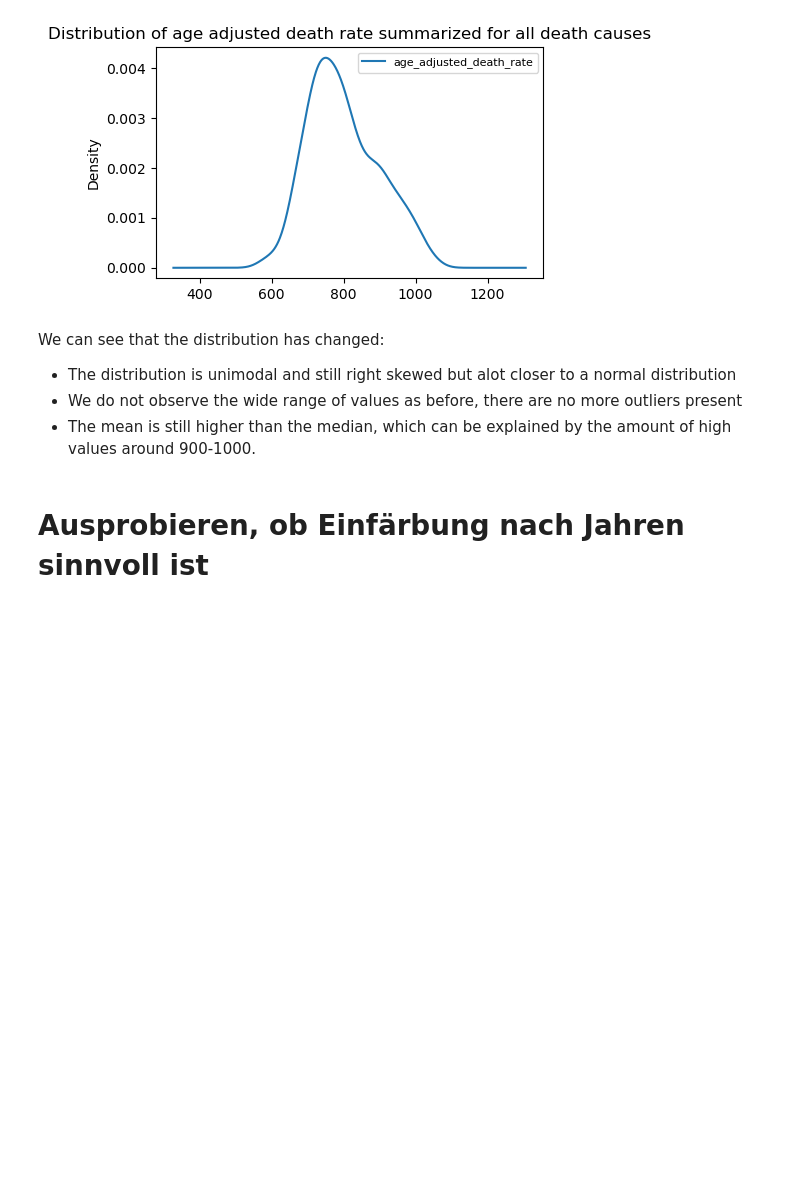
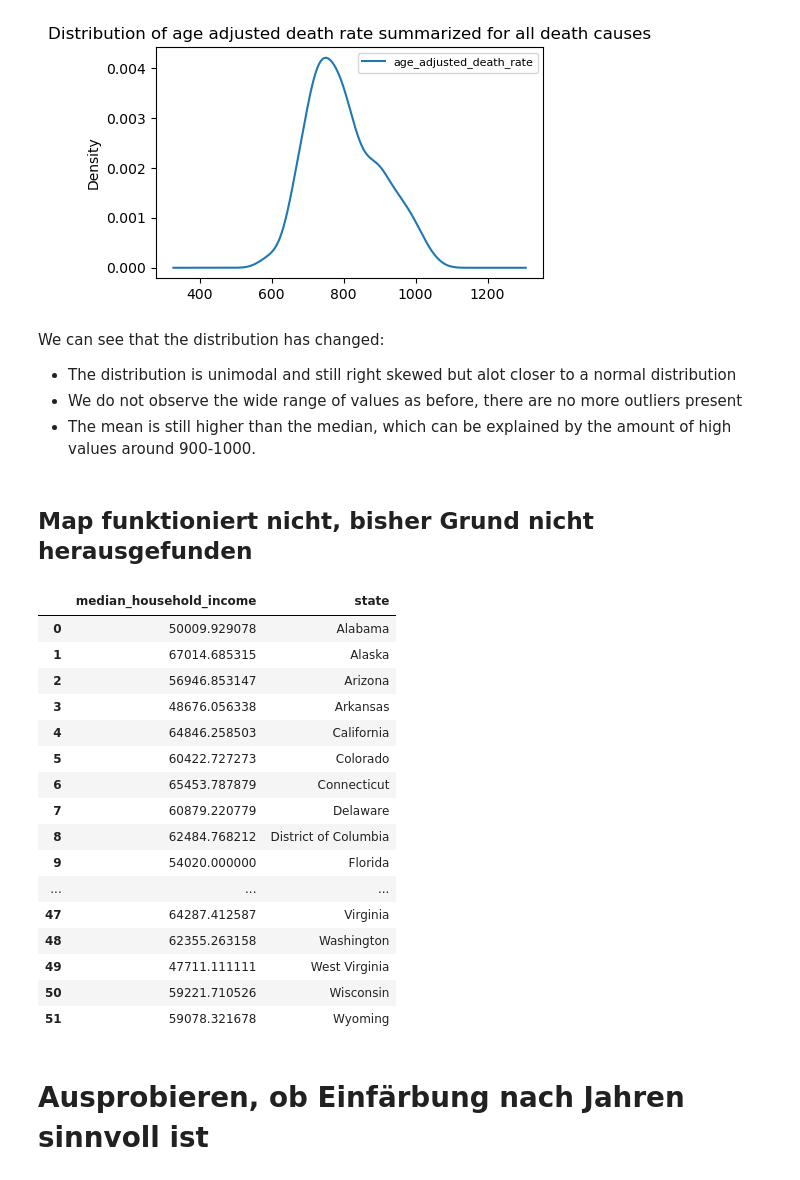
Before and after one commit to NicoHenzel/Project_AppliedStatistics_BA_NH, a Jupyter notebook: notebooks/draft-analysis.ipynb, the cells around one changed output. Cells and saved outputs as stored; diff of their text form; code cells hidden in the pictures; blank space fills up the shorter version.

```diff
--- a/notebooks/draft-analysis.ipynb
+++ b/notebooks/draft-analysis.ipynb
@@ -528,4 +530,29 @@ We can see that the distribution has changed:
 * The distribution is unimodal and still right skewed but alot closer to a normal distribution
 * We do not observe the wide range of values as before, there are no more outliers present
 * The mean is still higher than the median, which can be explained by the amount of high values around 900-1000.
+# %% [markdown]
+## Map funktioniert nicht, bisher Grund nicht herausgefunden
+# %%
+df_mean_by_state = df_explore[['state', 'median_household_income']].groupby('state').mean()
+df_mean_by_state['state'] = df_mean_by_state.index
+df_mean_by_state.reset_index(drop = True, inplace = True)
+df_mean_by_state
+# %% [output]
+|  | median_household_income | state |
+| 0 | 50009.929078 | Alabama |
+| 1 | 67014.685315 | Alaska |
+| 2 | 56946.853147 | Arizona |
+| 3 | 48676.056338 | Arkansas |
+| 4 | 64846.258503 | California |
+| 5 | 60422.727273 | Colorado |
+| 6 | 65453.787879 | Connecticut |
+| 7 | 60879.220779 | Delaware |
+| 8 | 62484.768212 | District of Columbia |
+| 9 | 54020.000000 | Florida |
+| ... | ... | ... |
+| 47 | 64287.412587 | Virginia |
+| 48 | 62355.263158 | Washington |
+| 49 | 47711.111111 | West Virginia |
+| 50 | 59221.710526 | Wisconsin |
+| 51 | 59078.321678 | Wyoming |
 # %%
```
Also changed, not shown: parts of 30 cells of this notebook.
